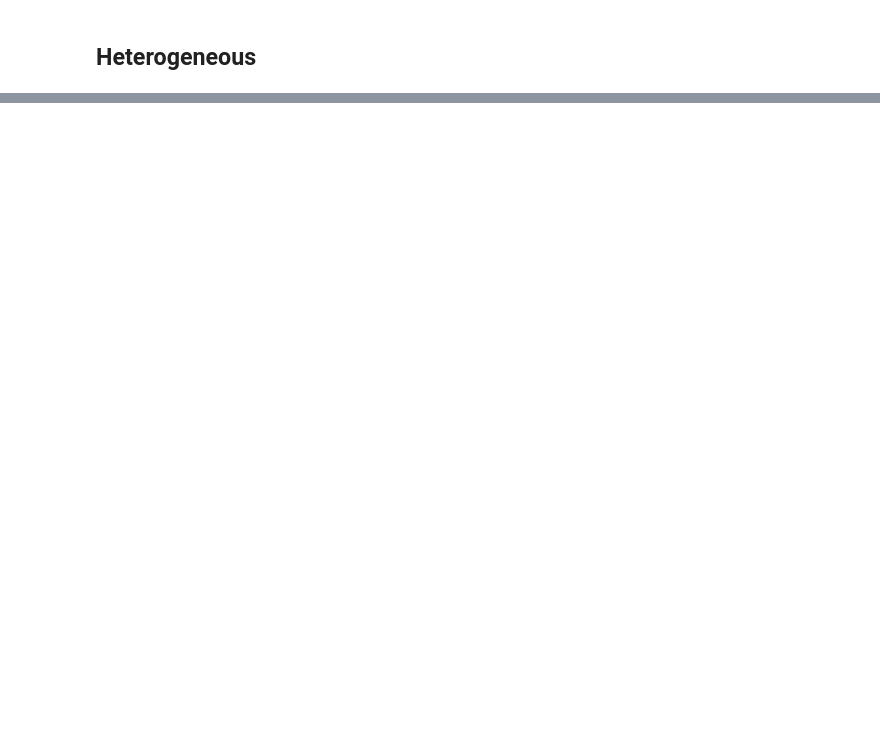
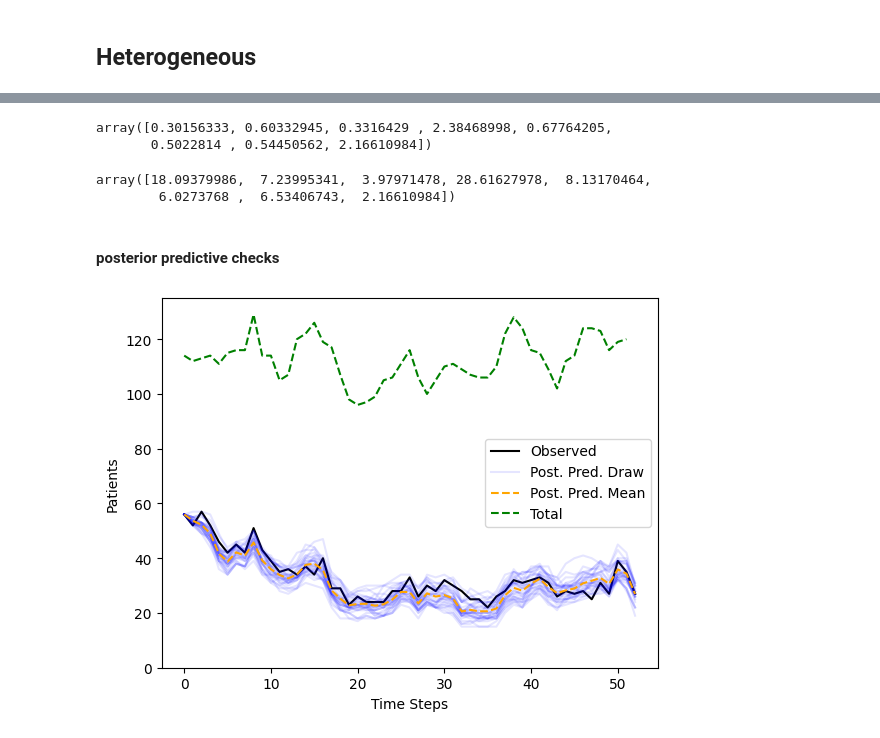
Before and after one commit to epibayes/np-epid, a Jupyter notebook: notebooks/crkp_results.ipynb, the cells around one changed output, grey strips where cells are left out. Drawn from its saved outputs; the diff is of its cells as text; code cells hidden in the pictures; blank space fills up the shorter version.

```diff
--- a/notebooks/crkp_results.ipynb
+++ b/notebooks/crkp_results.ipynb
@@ -168,0 +140,55 @@ Time lapsed: 8.09 seconds
+# %%
+prior_mu = [-1, -3, -3, 0, -3, -3, -3, 0] # [-2, -1, -1, -1, -1, -1, -1, 0] # [-1, -1, -1, -1, -1, -1, -1, -1] #
+prior_sigma = [0.3, 1, 1, 1, 1, 1, 1, 1] # [1, 1, 1, 1, 1, 1, 1, 1]
+# %%
+tag = "../outputs/2024-10-03/13-50-35" # "../outputs/2024-10-03/12-14-06"
+# df_het = get_results(tag, multirun=False)
+df_het = get_results("../multirun/2024-10-01/10-16-41")
+df_het = df_het[df_het["mean_field"] == False]
+# %%
+mu = np.array(df_het["mu"].iloc[0][0])
+sigma = np.array(df_het["sigma"].iloc[0])
+rates = []
+for i in range(8):
+    rates.append(np.exp(mu[i] + sigma[i][i]/2))
+rates = np.array(rates)
+# %%
+rates
+# %% [output]
+array([0.30156333, 0.60332945, 0.3316429 , 2.38468998, 0.67764205,
+       0.5022814 , 0.54450562, 2.16610984])
+# %%
+rates * np.array([60, 12, 12, 12, 12, 12, 12, 1])
+# %% [output]
+array([18.09379986,  7.23995341,  3.97971478, 28.61627978,  8.13170464,
+        6.0273768 ,  6.53406743,  2.16610984])
+# %% [markdown]
+#### posterior predictive checks
+# %%
+crkp_model = CRKPTransmissionSimulator(epi_dir, prior_mu, prior_sigma, heterogeneous=True)
+neural_posterior = multivariate_normal(mu, sigma)
+K = 30
+T = x_o.shape[1]
+npe_sample = neural_posterior.rvs(size=K, random_state=2)
+posterior_predictive = np.empty((K, T))
+for i in range(K):
+    x_rep = crkp_model.CRKP_simulator(npe_sample[i], i)
+    posterior_predictive[i] =  np.array(x_rep[0])
+pp_mean = posterior_predictive.mean(0)
+labels = ["Post. Pred. Draw"] + [None for _ in range(K-1)]
+I_o = np.array(x_o)[0]
+plt.plot(I_o, label="Observed", color="k")
+plt.plot(posterior_predictive.T,
+         label=labels, color="b",
+         alpha=0.1)
+plt.plot(pp_mean, label="Post. Pred. Mean", linestyle="--",
+         color="orange")
+sns.lineplot(NN, color="green", linestyle="--", label="Total")
+plt.legend()
+plt.ylabel("Patients")
+plt.xlabel("Time Steps")
+# plt.savefig("images/crkp_ppc_het.png")
+plt.ylim(0, 135)
+plt.show()
+# %% [output]
+[figure, added]
```
Also changed, not shown: parts of 26 cells of this notebook, 6 other files.
